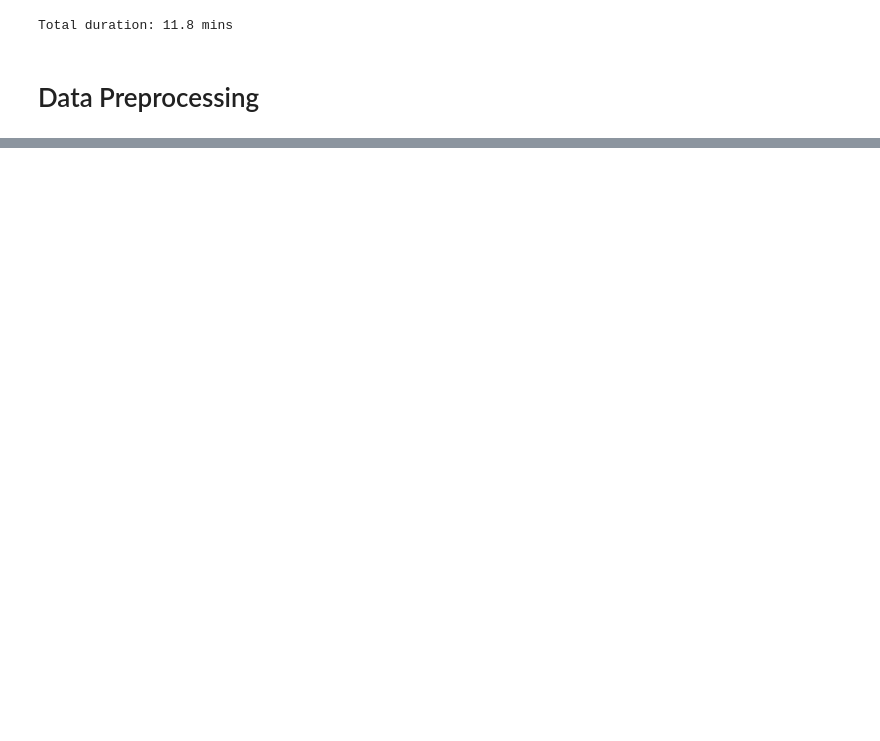
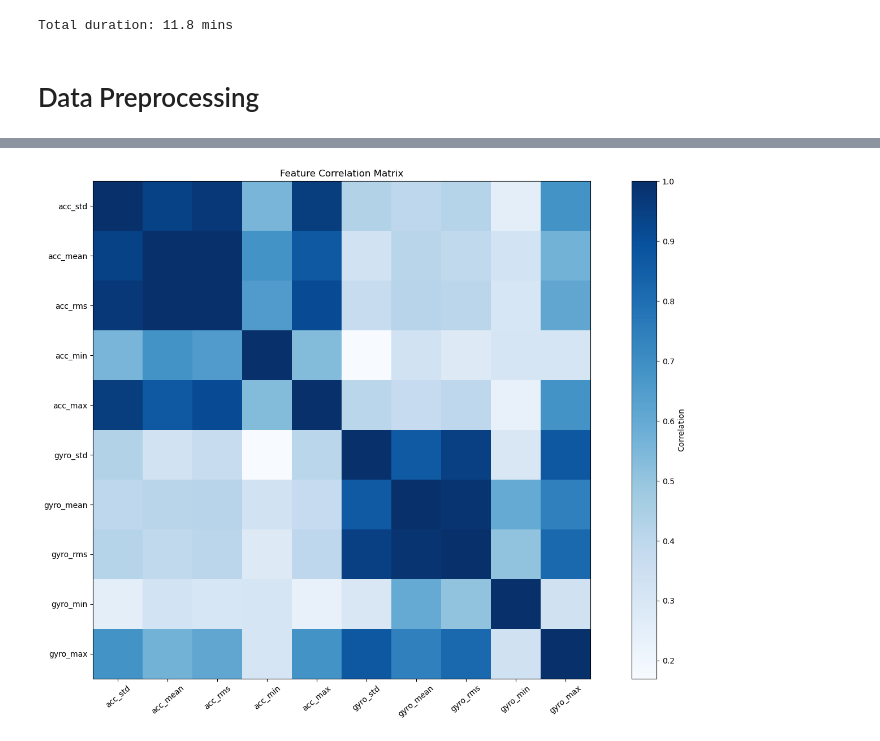
Before and after one commit to HeKaY-boy/bike-lane-quality-assessment, a Jupyter notebook: Main_notebook.ipynb, the cells around one changed output, grey strips where cells are left out. Cells and saved outputs as stored; diff of their text form; code cells hidden in the pictures; blank space fills up the shorter version.

```diff
--- a/Main_notebook.ipynb
+++ b/Main_notebook.ipynb
@@ -240,0 +456,17 @@ Total duration: 11.8 mins
+# %%
+'''
+Feature selection is the important process in the feature engineering
+As seen in the above output gravity features were not making any difference in dataset, their varaince was very low
+We are choosing only the features which shows variance and correlation
+'''
+
+X_feature_selection = [
+    'acc_std','acc_mean','acc_rms','acc_min','acc_max',
+    'gyro_std','gyro_mean','gyro_rms','gyro_min','gyro_max'
+]
+
+X_features_selected = feature_df[X_feature_selection]
+y_feature_selected = feature_df['label']
+
+print("X shape:", X_features_selected.shape)
+print("y shape:", y_feature_selected.shape)
@@ -240,0 +476,4 @@ Total duration: 11.8 mins
+# %%
+#Correlation between features
+corr  = X_features_selected.corr()
+display(corr.round(2))
@@ -240,0 +492,24 @@ Total duration: 11.8 mins
+# %%
+#Visualization of correlation
+plt.figure(figsize=(15, 10))
+
+plt.imshow(corr, cmap='Blues')
+
+plt.xticks(
+    range(len(corr.columns)),
+    corr.columns,
+    rotation=40,
+)
+
+plt.yticks(
+    range(len(corr.columns)),
+    corr.columns
+)
+
+plt.colorbar(label='Correlation')
+plt.title('Feature Correlation Matrix')
+
+plt.tight_layout()
+plt.show()
+# %% [output]
+[figure, added]
```
Also changed, not shown: parts of 17 cells of this notebook, 1 other file.
